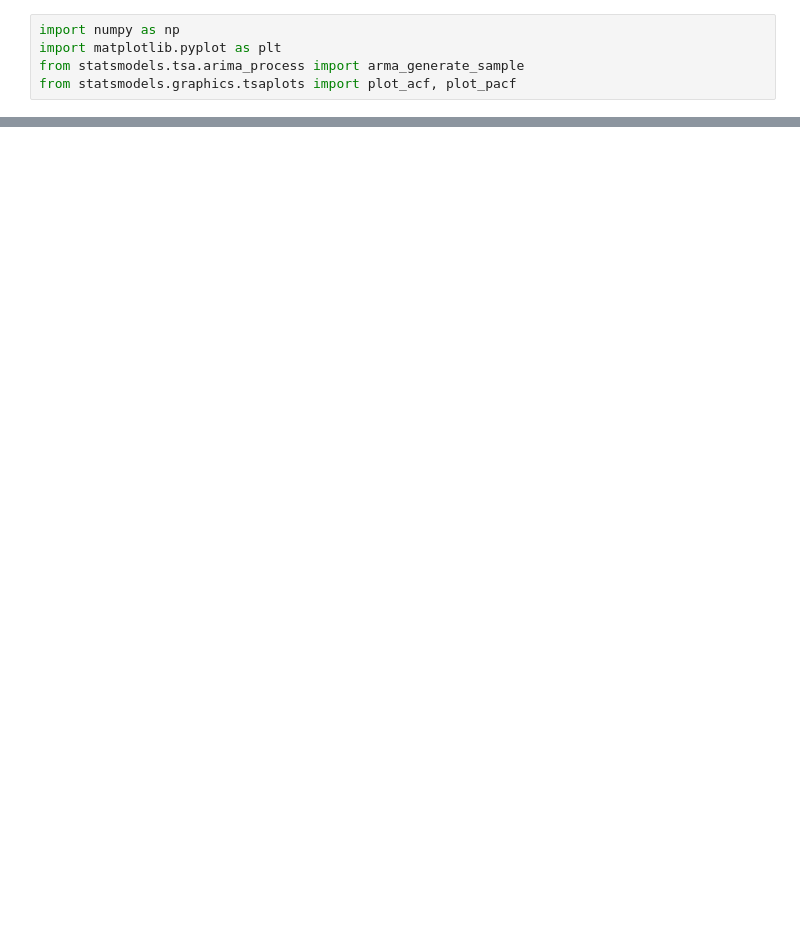
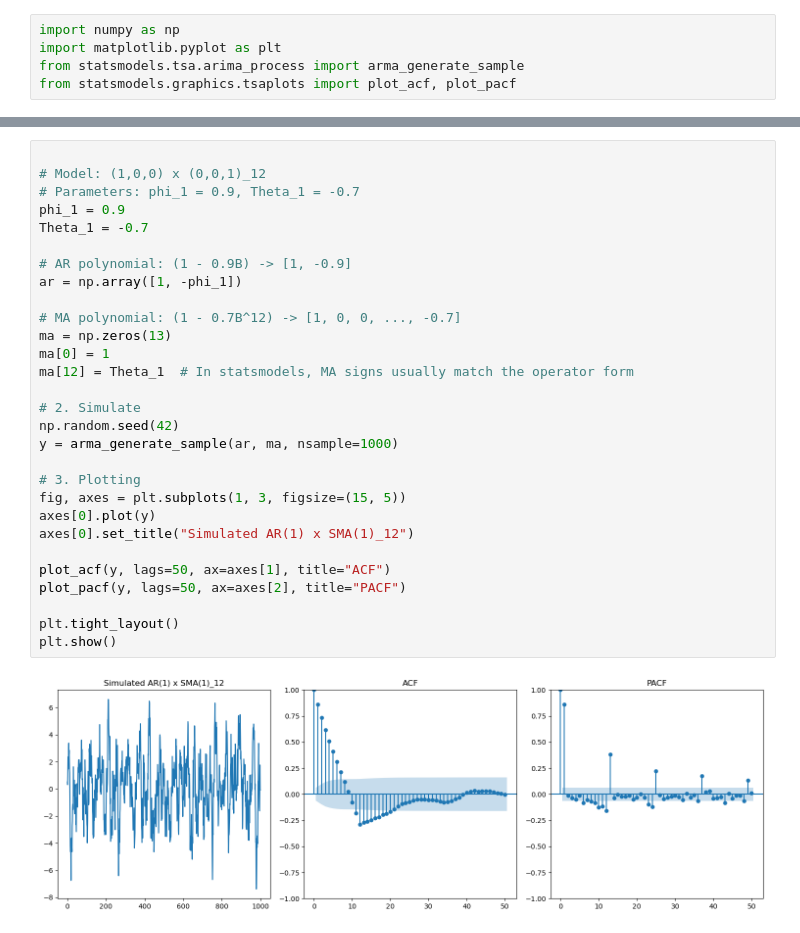
Before and after one commit to Harborg1/Time-Series-Analysis, a Jupyter notebook: Assignment 2/assignment_2.ipynb, the cells around one changed output, grey strips where cells are left out. Cells and saved outputs as stored; diff of their text form; blank space fills up the shorter version.

```diff
--- a/Assignment 2/assignment_2.ipynb
+++ b/Assignment 2/assignment_2.ipynb
@@ -79,0 +80,31 @@ The AR(1) model here is seasonal where the AR term is 1. In the ACF plot, we see
+# %%
+
+# Model: (1,0,0) x (0,0,1)_12
+# Parameters: phi_1 = 0.9, Theta_1 = -0.7
+phi_1 = 0.9
+Theta_1 = -0.7
+
+# AR polynomial: (1 - 0.9B) -> [1, -0.9]
+ar = np.array([1, -phi_1])
+
+# MA polynomial: (1 - 0.7B^12) -> [1, 0, 0, ..., -0.7]
+ma = np.zeros(13)
+ma[0] = 1
+ma[12] = Theta_1  # In statsmodels, MA signs usually match the operator form
+
+# 2. Simulate
+np.random.seed(42)
+y = arma_generate_sample(ar, ma, nsample=1000)
+
+# 3. Plotting
+fig, axes = plt.subplots(1, 3, figsize=(15, 5))
+axes[0].plot(y)
+axes[0].set_title("Simulated AR(1) x SMA(1)_12")
+
+plot_acf(y, lags=50, ax=axes[1], title="ACF")
+plot_pacf(y, lags=50, ax=axes[2], title="PACF")
+
+plt.tight_layout()
+plt.show()
+# %% [output]
+[figure, added]
```
Also changed, not shown: parts of 6 cells of this notebook.
